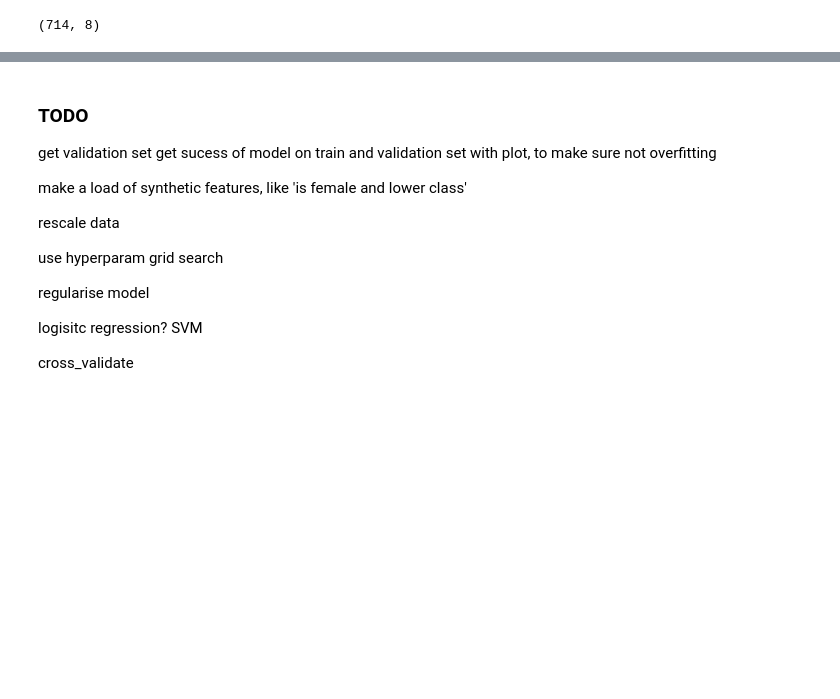
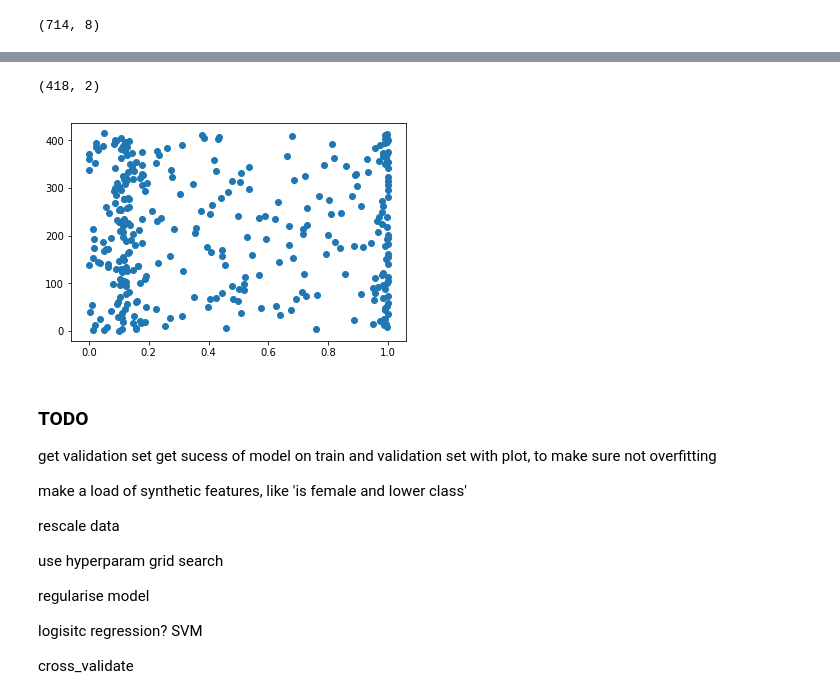
Before and after one commit to satsumas/kaggle, a Jupyter notebook: all/Titanic-Keras.ipynb, the cells around one changed output, grey strips where cells are left out. Saved outputs shown, nothing was run; the diff lists cells and outputs as text; code cells hidden in the pictures; blank space fills up the shorter version.

Commit message:
nn making sensible, but not optimal, predictions

```diff
--- a/all/Titanic-Keras.ipynb
+++ b/all/Titanic-Keras.ipynb
@@ -287,7 +252,7 @@ from keras import layers
 # %% [output]
 Using TensorFlow backend.
 # %%
-(train_images, train_labels) = (df.drop('Survived', axis=1), df['Survived'])
+(train_passengers, train_labels) = (df.drop('Survived', axis=1), df['Survived'])
 
-test_images = df_test
+test_passengers = df_test
 # %%
@@ -301,6 +266,6 @@ network.add(layers.Dense(2, activation='softmax'))
 # %%
 network.compile(optimizer='rmsprop', loss='sparse_categorical_crossentropy', metrics=['accuracy'])
 # %%
-network.fit(train_images, train_labels, epochs=100, batch_size=8)
+network.fit(train_passengers, train_labels, epochs=100, batch_size=8)
 # %% [output]
 Epoch 1/100
@@ -337,3 +289,18 @@ clf = svm.SVC(kernel='linear', C=1)
+# %%
+results = network.predict(test_passengers)
+# %%
+results.shape
+# %% [output]
+(418, 2)
+# %%
+survived = []
+for result in results:
+    survived.append(result[1])
+# %%
+plt.scatter(survived, range(len(survived)))
+plt.show()
+# %% [output]
+[figure, added]
 # %% [markdown]
 ### TODO
 get validation set
```
Also changed, not shown: parts of 14 cells of this notebook.
